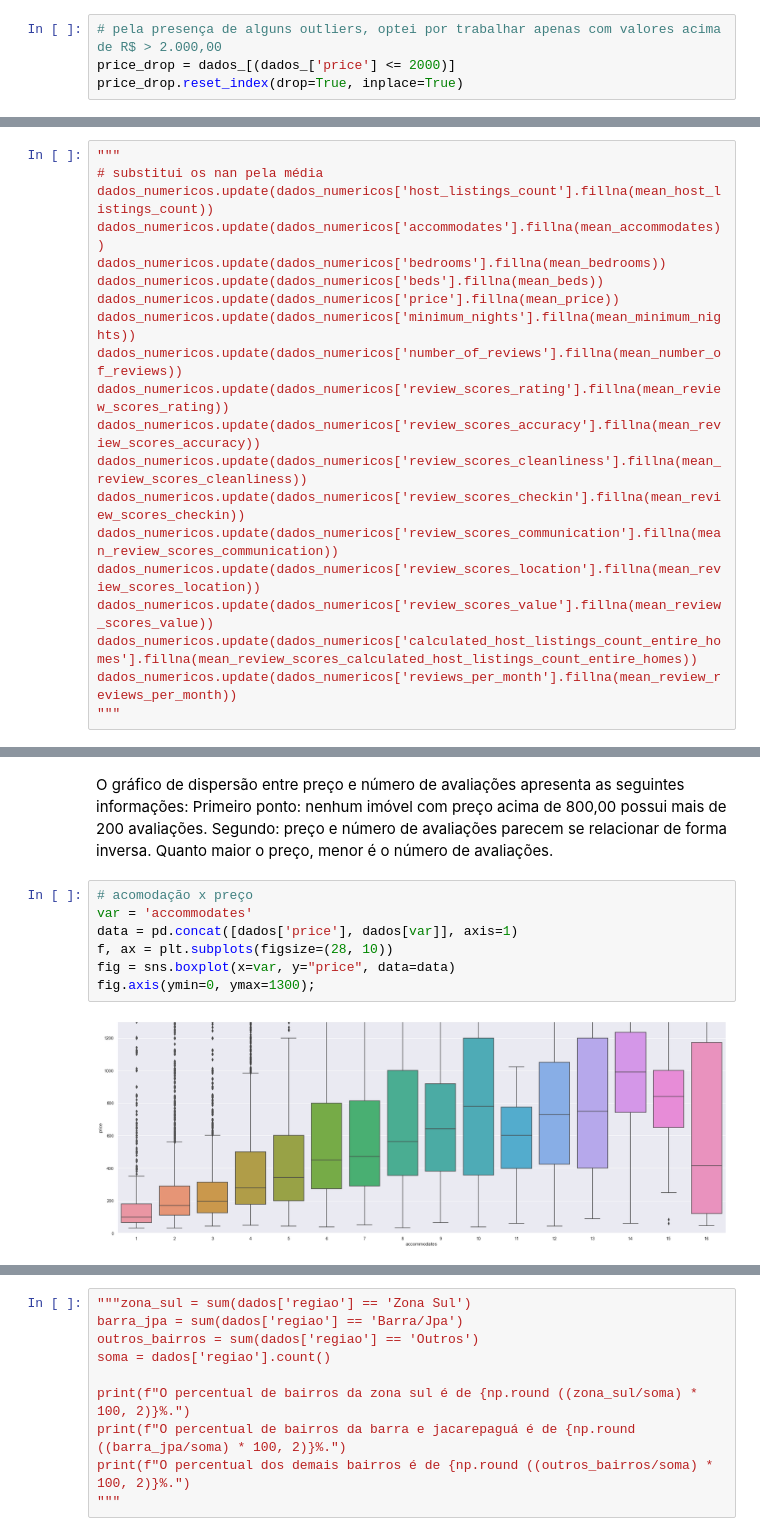
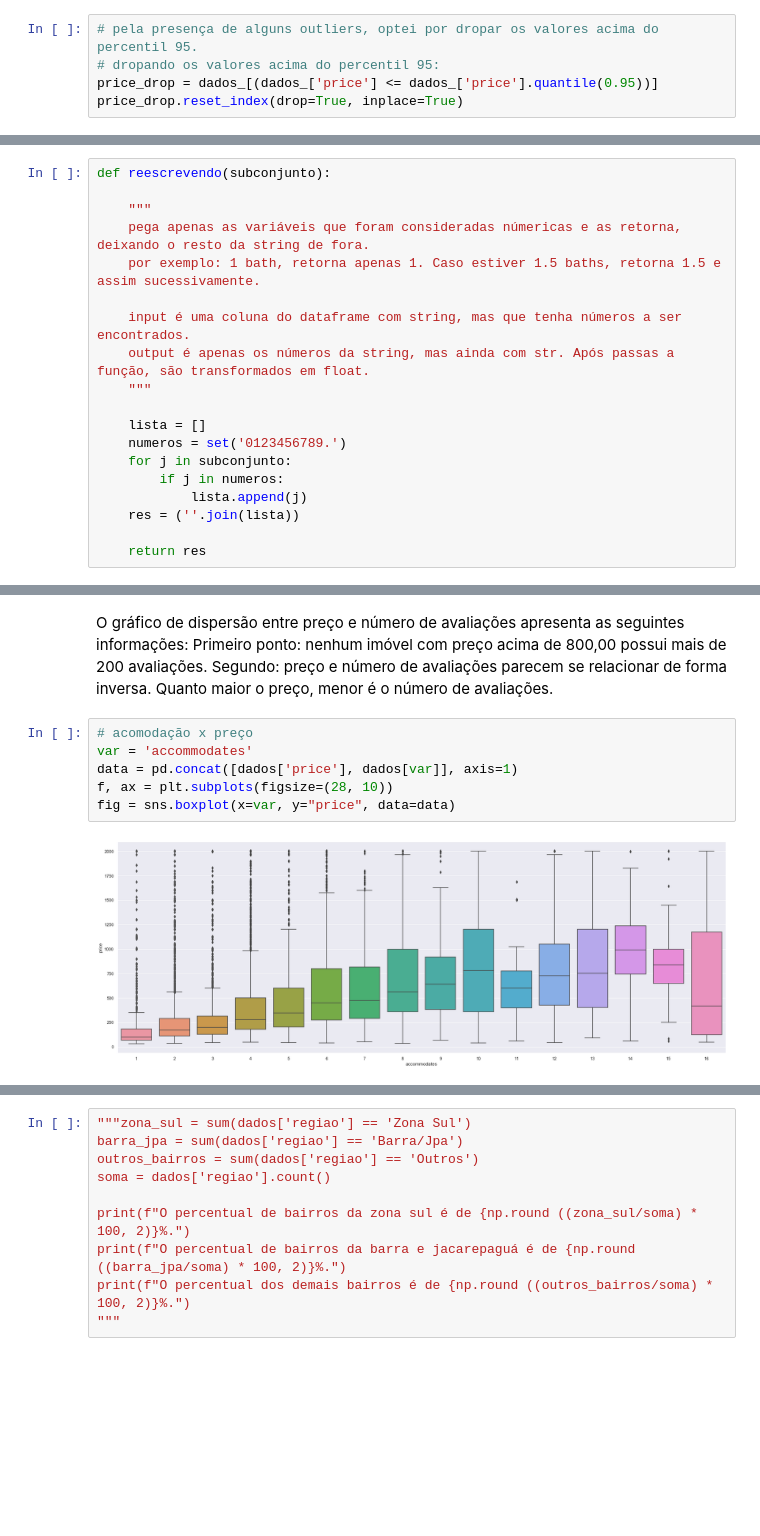
Before and after one commit to manoeldalbem/Estadia, a Jupyter notebook: previsao_preco.ipynb, the cells around one changed output, grey strips where cells are left out. Saved outputs shown, nothing was run; the diff lists cells and outputs as text; blank space fills up the shorter version.

```diff
--- a/previsao_preco.ipynb
+++ b/previsao_preco.ipynb
@@ -231,5 +263,6 @@ Pelo fato se existirem muitos outliers de preço, mas todos acima da média, a p
 # %%
-# pela presença de alguns outliers, optei por trabalhar apenas com valores acima de R$ > 2.000,00
-price_drop = dados_[(dados_['price'] <= 2000)]
+# pela presença de alguns outliers, optei por dropar os valores acima do percentil 95.
+# dropando os valores acima do percentil 95:
+price_drop = dados_[(dados_['price'] <= dados_['price'].quantile(0.95))]
 price_drop.reset_index(drop=True, inplace=True)
 # %%
@@ -442,3 +492,22 @@ def reescrevendo(subconjunto):
+# %%
+def reescrevendo(subconjunto):
+
+    """
+    pega apenas as variáveis que foram consideradas númericas e as retorna, deixando o resto da string de fora.
+    por exemplo: 1 bath, retorna apenas 1. Caso estiver 1.5 baths, retorna 1.5 e assim sucessivamente.
+
+    input é uma coluna do dataframe com string, mas que tenha números a ser encontrados.
+    output é apenas os números da string, mas ainda com str. Após passas a função, são transformados em float.
+    """
+
+    lista = []
+    numeros = set('0123456789.')
+    for j in subconjunto:
+        if j in numeros:
+            lista.append(j)
+    res = (''.join(lista))
+
+    return res
 # %%
 # reescrevendo as variáveis que estão como string em float ou int.
 
@@ -632,20 +683,0 @@ mean_review_reviews_per_month = dados_numericos['reviews_per_month'].mean()
-# %%
-"""
-# substitui os nan pela média
-dados_numericos.update(dados_numericos['host_listings_count'].fillna(mean_host_listings_count))
-dados_numericos.update(dados_numericos['accommodates'].fillna(mean_accommodates))
-dados_numericos.update(dados_numericos['bedrooms'].fillna(mean_bedrooms))
-dados_numericos.update(dados_numericos['beds'].fillna(mean_beds))
-dados_numericos.update(dados_numericos['price'].fillna(mean_price))
-dados_numericos.update(dados_numericos['minimum_nights'].fillna(mean_minimum_nights))
-dados_numericos.update(dados_numericos['number_of_reviews'].fillna(mean_number_of_reviews))
-dados_numericos.update(dados_numericos['review_scores_rating'].fillna(mean_review_scores_rating))
-dados_numericos.update(dados_numericos['review_scores_accuracy'].fillna(mean_review_scores_accuracy))
-dados_numericos.update(dados_numericos['review_scores_cleanliness'].fillna(mean_review_scores_cleanliness))
-dados_numericos.update(dados_numericos['review_scores_checkin'].fillna(mean_review_scores_checkin))
-dados_numericos.update(dados_numericos['review_scores_communication'].fillna(mean_review_scores_communication))
-dados_numericos.update(dados_numericos['review_scores_location'].fillna(mean_review_scores_location))
-dados_numericos.update(dados_numericos['review_scores_value'].fillna(mean_review_scores_value))
-dados_numericos.update(dados_numericos['calculated_host_listings_count_entire_homes'].fillna(mean_review_scores_calculated_host_listings_count_entire_homes))
-dados_numericos.update(dados_numericos['reviews_per_month'].fillna(mean_review_reviews_per_month))
-"""
@@ -782,9 +888,8 @@ Segundo: preço e número de avaliações parecem se relacionar de forma inversa
 # %%
 # acomodação x preço
 var = 'accommodates'
 data = pd.concat([dados['price'], dados[var]], axis=1)
 f, ax = plt.subplots(figsize=(28, 10))
 fig = sns.boxplot(x=var, y="price", data=data)
-fig.axis(ymin=0, ymax=1300);
 # %% [output]
-[figure, old version]
+[figure, new version]
```
Also changed, not shown: parts of 135 cells of this notebook.
